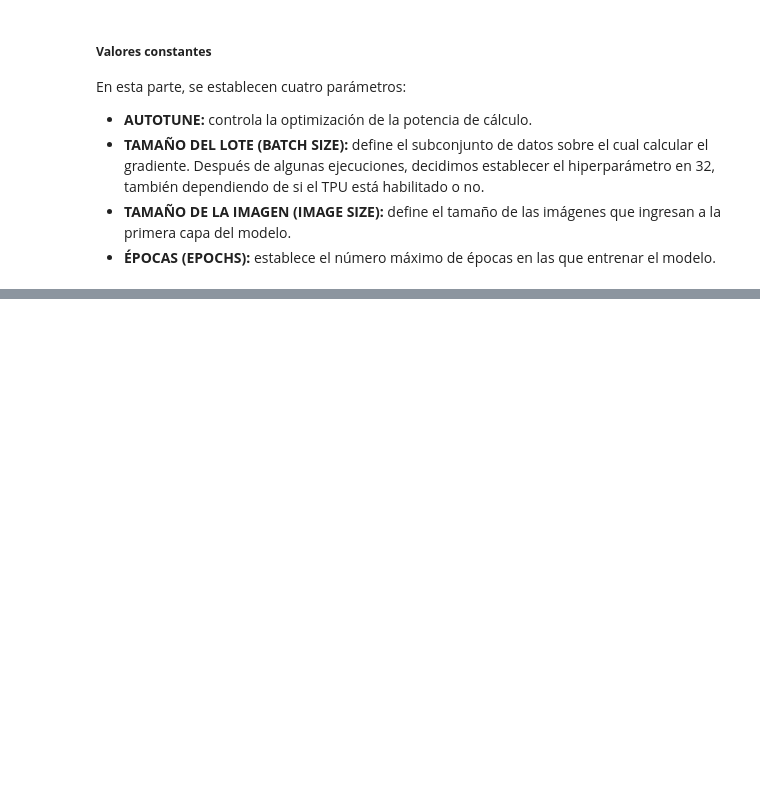
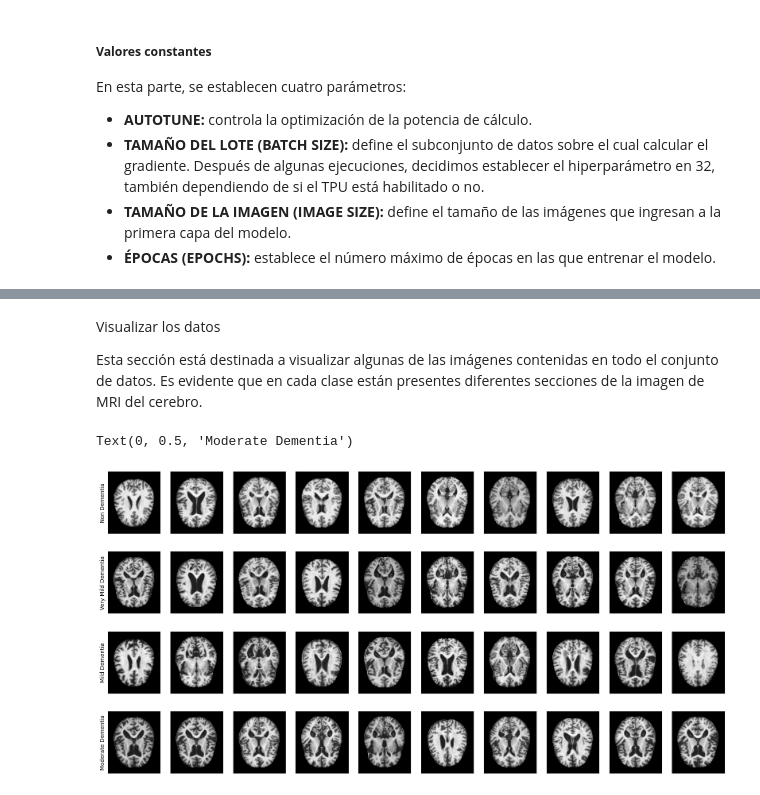
Before and after one commit to EmmaMontalbanA/AlzCare-AI, a Jupyter notebook: AlzCare-AI/notebooks/tomografias.ipynb, the cells around one changed output, grey strips where cells are left out. Cells and saved outputs as stored; diff of their text form; code cells hidden in the pictures; blank space fills up the shorter version.

```diff
--- a/AlzCare-AI/notebooks/tomografias.ipynb
+++ b/AlzCare-AI/notebooks/tomografias.ipynb
@@ -250,0 +262,19 @@ Test:
+# %%
+def load_image(fname):
+    """
+    Load an image using opencv given its path.
+    """
+    # img is a numpy array
+    img = cv.imread(fname)
+    # opencv uses BGR channel order by default
+    # so convert to RGB
+    img = cv.cvtColor(img, cv.COLOR_BGR2RGB)
+    # resize image
+    resize = (IMAGE_SIZE[0], IMAGE_SIZE[1])
+    img = cv.resize(img, resize)
+    return img
+
+def hot_array(class_number):
+    ha = [0,0,0,0]
+    ha[class_number] = 1
+    return ha
@@ -250,0 +315,46 @@ Test:
+# %% [markdown]
+Visualizar los datos
+
+Esta sección está destinada a visualizar algunas de las imágenes contenidas en todo el conjunto de datos. Es evidente que en cada clase están presentes diferentes secciones de la imagen de MRI del cerebro.
+# %%
+# plot some images per class
+
+ncols = 10
+
+fig, axs = plt.subplots(nrows=4, ncols=ncols, figsize=(20, 10))
+
+for fname,ax in zip(shuffled_non.loc[:ncols, "X"], axs[0,:]):
+    im = load_image(fname)
+    ax.imshow(im)
+    ax.set_xticks([])
+    ax.set_yticks([])
+    ax.grid(False)
+
+for fname,ax in zip(shuffled_verymild.loc[:ncols, "X"], axs[1,:]):
+    im = load_image(fname)
+    ax.imshow(im)
+    ax.set_xticks([])
+    ax.set_yticks([])
+    ax.grid(False)
+
+for fname,ax in zip(shuffled_mild.loc[:ncols, "X"], axs[2,:]):
+    im = load_image(fname)
+    ax.imshow(im)
+    ax.set_xticks([])
+    ax.set_yticks([])
+    ax.grid(False)
+
+for fname,ax in zip(shuffled_moderate.loc[:ncols, "X"], axs[3,:]):
+    im = load_image(fname)
+    ax.imshow(im)
+    ax.set_xticks([])
+    ax.set_yticks([])
+    ax.grid(False)
+
+axs[0,0].set_ylabel("Non Dementia")
+axs[1,0].set_ylabel("Very Mild Dementia")
+axs[2,0].set_ylabel("Mild Dementia")
+axs[3,0].set_ylabel("Moderate Dementia")
+# %% [output]
+Text(0, 0.5, 'Moderate Dementia')
+[figure, added]
```
Also changed, not shown: parts of 22 cells of this notebook.
